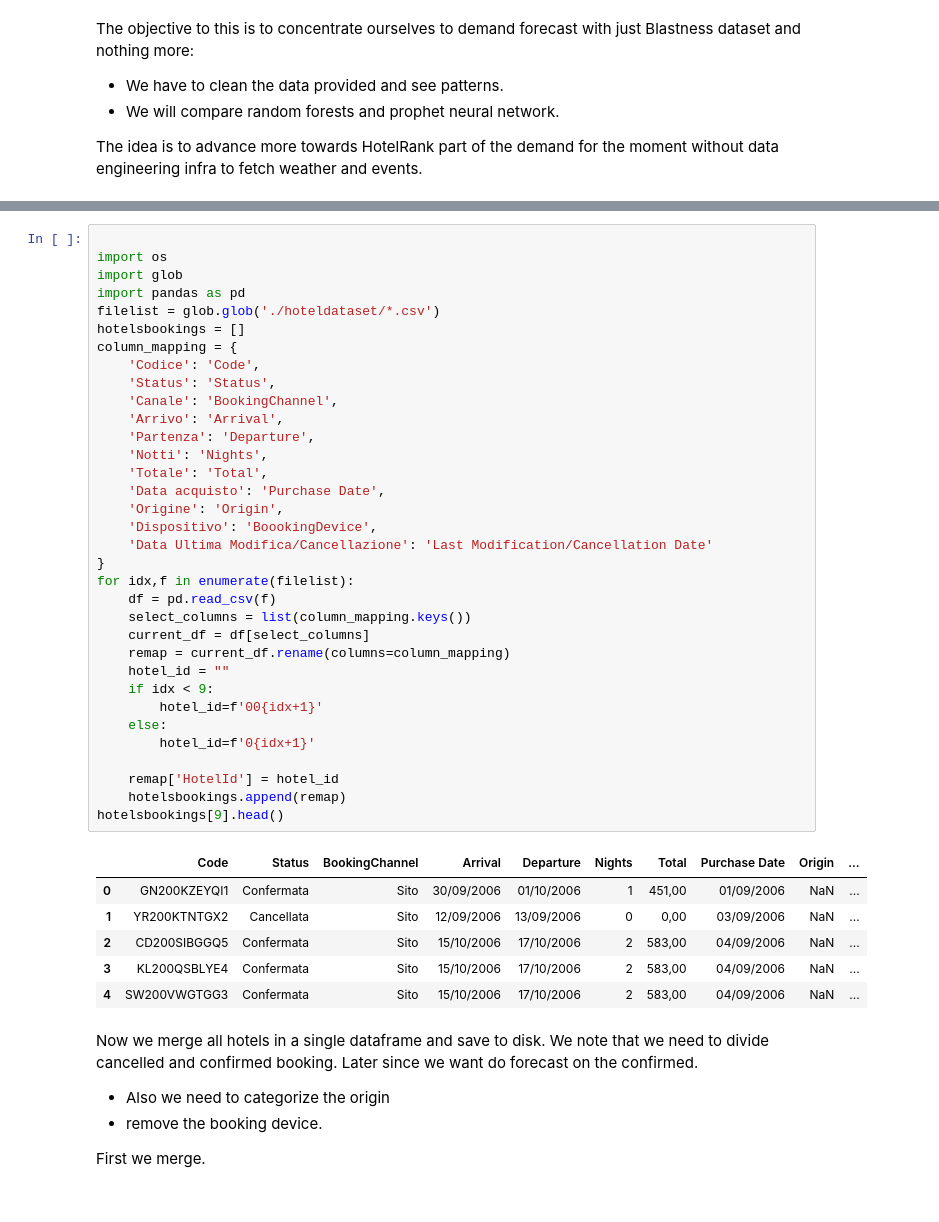
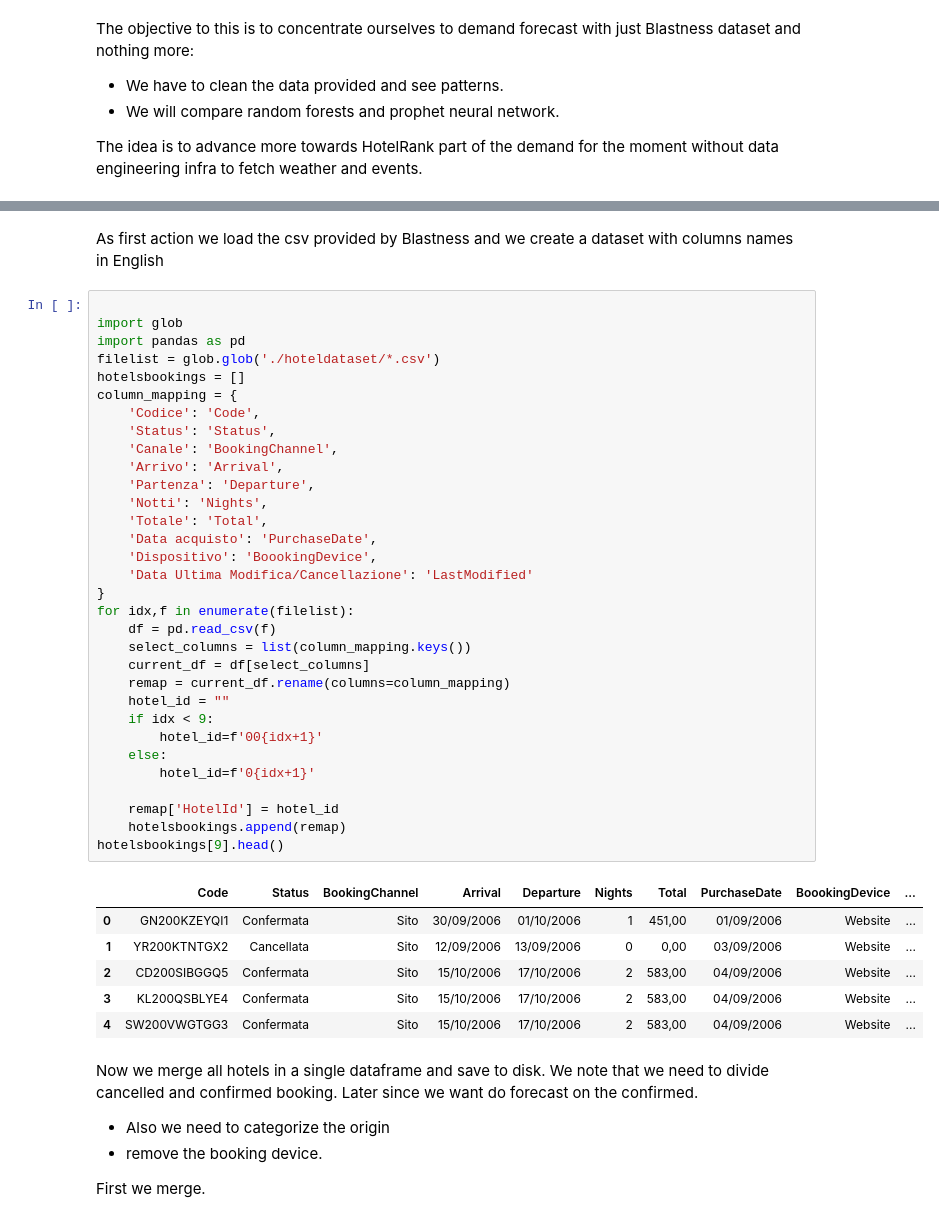
Before and after one commit to CCT-Dublin/capstone-project-feb-2024-pt-giorgiozoppi, a Jupyter notebook: DataExplationAndModel.ipynb, the cells around one changed output, grey strips where cells are left out. Saved outputs shown, nothing was run; the diff lists cells and outputs as text.

```diff
--- a/DataExplationAndModel.ipynb
+++ b/DataExplationAndModel.ipynb
@@ -26,46 +27,46 @@ Requirement already satisfied: types-python-dateutil>=2.8.10 in /home/jozoppi/py
 Trying to install bamboolib nbextension...
 Could not install bamboolib Jupyter Notebook extension because Jupyter Notebook is not available
+# %% [markdown]
+As first action we load the csv provided by Blastness and we create a dataset with columns names in English
 # %%
 
-import os
 import glob
 import pandas as pd
 filelist = glob.glob('./hoteldataset/*.csv')
 hotelsbookings = []
 column_mapping = {
     'Codice': 'Code',
     'Status': 'Status',
     'Canale': 'BookingChannel',
     'Arrivo': 'Arrival',
     'Partenza': 'Departure',
     'Notti': 'Nights',
     'Totale': 'Total',
-    'Data acquisto': 'Purchase Date',
-    'Origine': 'Origin',
+    'Data acquisto': 'PurchaseDate',
     'Dispositivo': 'BoookingDevice',
-    'Data Ultima Modifica/Cancellazione': 'Last Modification/Cancellation Date'
+    'Data Ultima Modifica/Cancellazione': 'LastModified'
 }
 for idx,f in enumerate(filelist):
     df = pd.read_csv(f)
     select_columns = list(column_mapping.keys())
     current_df = df[select_columns]
     remap = current_df.rename(columns=column_mapping)
     hotel_id = ""
     if idx < 9:
         hotel_id=f'00{idx+1}'
     else:
         hotel_id=f'0{idx+1}'
 
     remap['HotelId'] = hotel_id
     hotelsbookings.append(remap)
 hotelsbookings[9].head()
 # %% [output]
-|  | Code | Status | BookingChannel | Arrival | Departure | Nights | Total | Purchase Date | Origin | ... |
-| 0 | GN200KZEYQI1 | Confermata | Sito | 30/09/2006 | 01/10/2006 | 1 | 451,00 | 01/09/2006 | NaN | ... |
-| 1 | YR200KTNTGX2 | Cancellata | Sito | 12/09/2006 | 13/09/2006 | 0 | 0,00 | 03/09/2006 | NaN | ... |
-| 2 | CD200SIBGGQ5 | Confermata | Sito | 15/10/2006 | 17/10/2006 | 2 | 583,00 | 04/09/2006 | NaN | ... |
-| 3 | KL200QSBLYE4 | Confermata | Sito | 15/10/2006 | 17/10/2006 | 2 | 583,00 | 04/09/2006 | NaN | ... |
-| 4 | SW200VWGTGG3 | Confermata | Sito | 15/10/2006 | 17/10/2006 | 2 | 583,00 | 04/09/2006 | NaN | ... |
+|  | Code | Status | BookingChannel | Arrival | Departure | Nights | Total | PurchaseDate | BoookingDevice | ... |
+| 0 | GN200KZEYQI1 | Confermata | Sito | 30/09/2006 | 01/10/2006 | 1 | 451,00 | 01/09/2006 | Website | ... |
+| 1 | YR200KTNTGX2 | Cancellata | Sito | 12/09/2006 | 13/09/2006 | 0 | 0,00 | 03/09/2006 | Website | ... |
+| 2 | CD200SIBGGQ5 | Confermata | Sito | 15/10/2006 | 17/10/2006 | 2 | 583,00 | 04/09/2006 | Website | ... |
+| 3 | KL200QSBLYE4 | Confermata | Sito | 15/10/2006 | 17/10/2006 | 2 | 583,00 | 04/09/2006 | Website | ... |
+| 4 | SW200VWGTGG3 | Confermata | Sito | 15/10/2006 | 17/10/2006 | 2 | 583,00 | 04/09/2006 | Website | ... |
 # %% [markdown]
 Now we merge all hotels in a single dataframe and save to disk. We note that we need to divide cancelled and confirmed booking. Later since we want do forecast on the confirmed.
 - Also we need to categorize the origin
```
Also changed, not shown: parts of 28 cells of this notebook.
